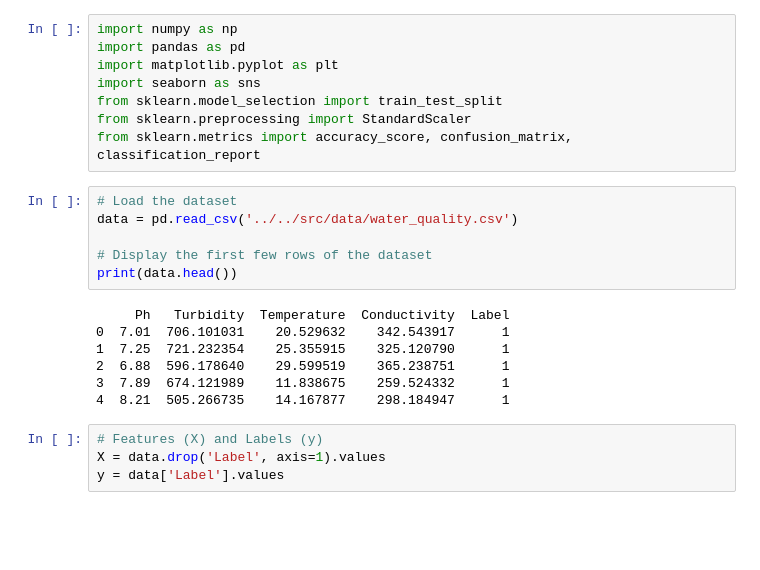
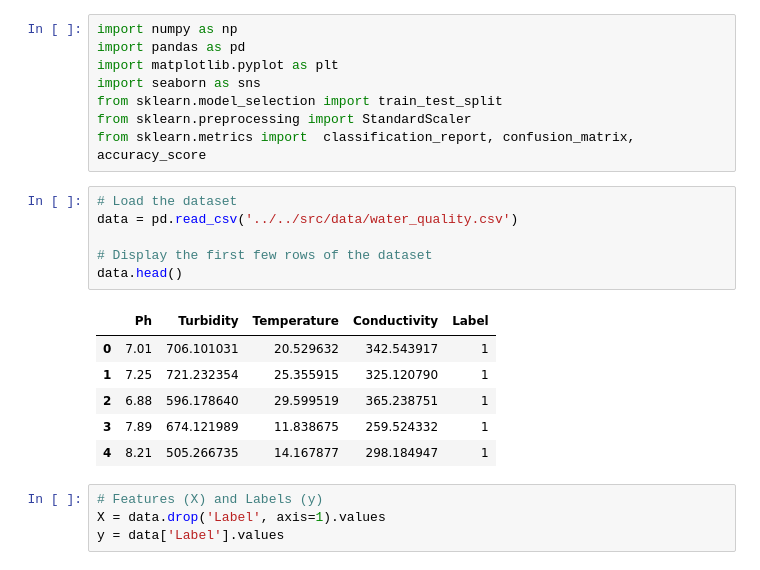
Before and after one commit to AregawiF/water-quality-prediction, a Jupyter notebook: notebooks/Logistic_Regression/custom_implementation.ipynb, the cells around one changed output. Cells and saved outputs as stored; diff of their text form; blank space fills up the shorter version.

```diff
--- a/notebooks/Logistic_Regression/custom_implementation.ipynb
+++ b/notebooks/Logistic_Regression/custom_implementation.ipynb
@@ -5,20 +5,20 @@ import matplotlib.pyplot as plt
 import seaborn as sns
 from sklearn.model_selection import train_test_split
 from sklearn.preprocessing import StandardScaler
-from sklearn.metrics import accuracy_score, confusion_matrix, classification_report
+from sklearn.metrics import  classification_report, confusion_matrix, accuracy_score
 # %%
 # Load the dataset
 data = pd.read_csv('../../src/data/water_quality.csv')
 
 # Display the first few rows of the dataset
-print(data.head())
+data.head()
 # %% [output]
-     Ph   Turbidity  Temperature  Conductivity  Label
-0  7.01  706.101031    20.529632    342.543917      1
-1  7.25  721.232354    25.355915    325.120790      1
-2  6.88  596.178640    29.599519    365.238751      1
-3  7.89  674.121989    11.838675    259.524332      1
-4  8.21  505.266735    14.167877    298.184947      1
+|  | Ph | Turbidity | Temperature | Conductivity | Label |
+| 0 | 7.01 | 706.101031 | 20.529632 | 342.543917 | 1 |
+| 1 | 7.25 | 721.232354 | 25.355915 | 325.120790 | 1 |
+| 2 | 6.88 | 596.178640 | 29.599519 | 365.238751 | 1 |
+| 3 | 7.89 | 674.121989 | 11.838675 | 259.524332 | 1 |
+| 4 | 8.21 | 505.266735 | 14.167877 | 298.184947 | 1 |
 # %%
 # Features (X) and Labels (y)
 X = data.drop('Label', axis=1).values
```
Also changed, not shown: parts of 4 cells of this notebook, 5 other files.
